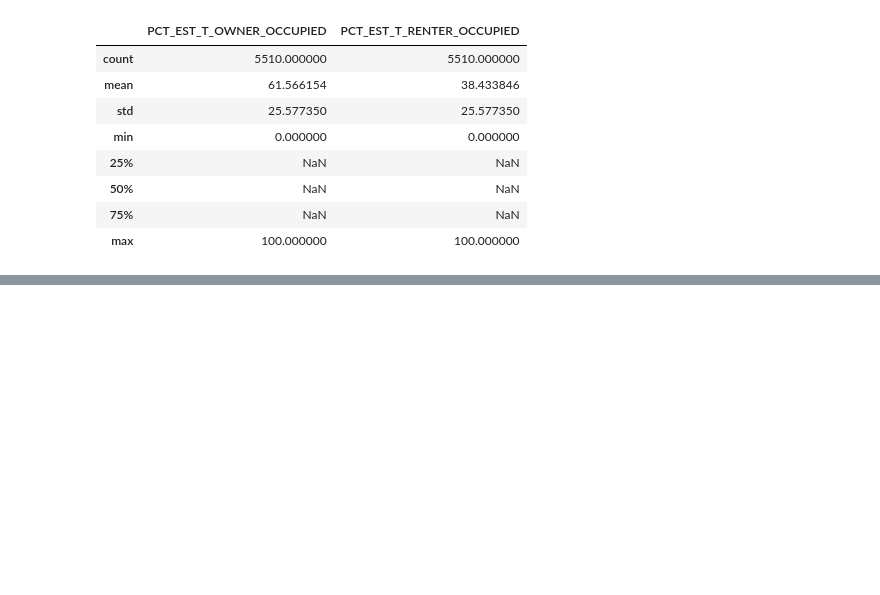
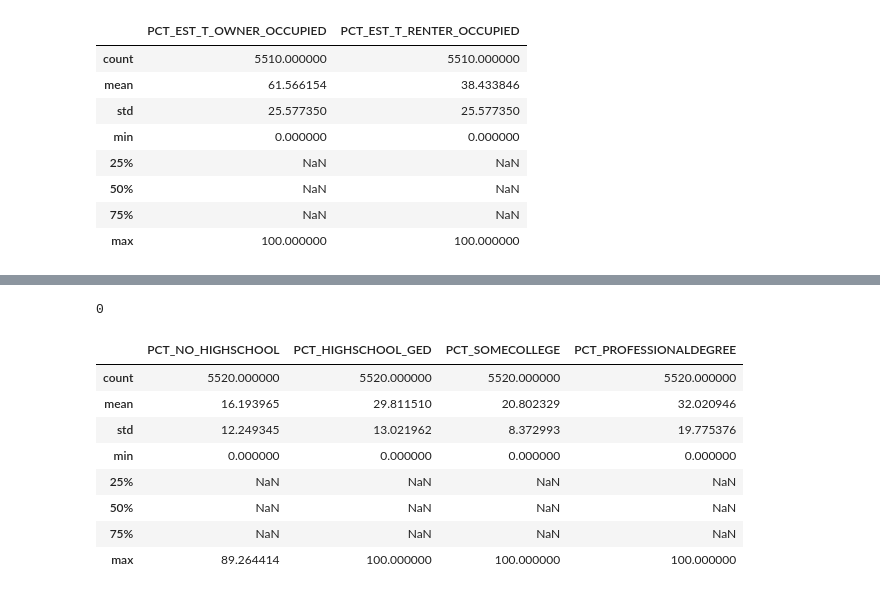
Before and after one commit to akell47/FormattACS, a Jupyter notebook: ACSformatting.ipynb, the cells around one changed output, grey strips where cells are left out. Saved outputs shown, nothing was run; the diff lists cells and outputs as text; code cells hidden in the pictures; blank space fills up the shorter version.

```diff
--- a/ACSformatting.ipynb
+++ b/ACSformatting.ipynb
@@ -261,0 +285,10 @@ Housing.to_csv('Georgia/HousingTenureBG.csv')
+# %%
+removeChars(Education)
+
+Education.columns = Education.columns.str.upper().str.replace(' AND ', ' ').str.replace('ESTIMATE', '').str.replace(
+    'TOTAL', 'T').str.strip().str.replace('  ',' ').str.replace(' ','_')
+
+cols = [c for c in Education.columns if c.upper()[:15] != 'MARGIN_OF_ERROR']
+Education = Education[cols]
+
+zip((Education.columns.tolist()), range(len(Education.columns.tolist())))
@@ -261,0 +370,18 @@ Housing.to_csv('Georgia/HousingTenureBG.csv')
+# %%
+print Education['T'].min()
+# %% [output]
+0
+# %%
+EducationPcts = (Education.iloc[:, 4:].div(Education['T'], axis = 0))*100
+EducationPcts = EducationPcts.add_prefix('PCT_')
+EducationPcts.describe()
+# %% [output]
+|  | PCT_NO_HIGHSCHOOL | PCT_HIGHSCHOOL_GED | PCT_SOMECOLLEGE | PCT_PROFESSIONALDEGREE |
+| count | 5520.000000 | 5520.000000 | 5520.000000 | 5520.000000 |
+| mean | 16.193965 | 29.811510 | 20.802329 | 32.020946 |
+| std | 12.249345 | 13.021962 | 8.372993 | 19.775376 |
+| min | 0.000000 | 0.000000 | 0.000000 | 0.000000 |
+| 25% | NaN | NaN | NaN | NaN |
+| 50% | NaN | NaN | NaN | NaN |
+| 75% | NaN | NaN | NaN | NaN |
+| max | 89.264414 | 100.000000 | 100.000000 | 100.000000 |
```
Also changed, not shown: parts of 12 cells of this notebook.
